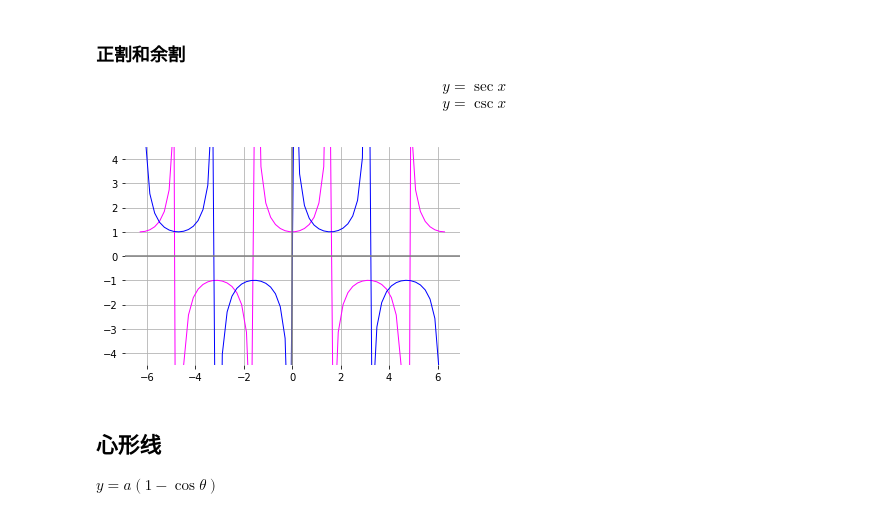
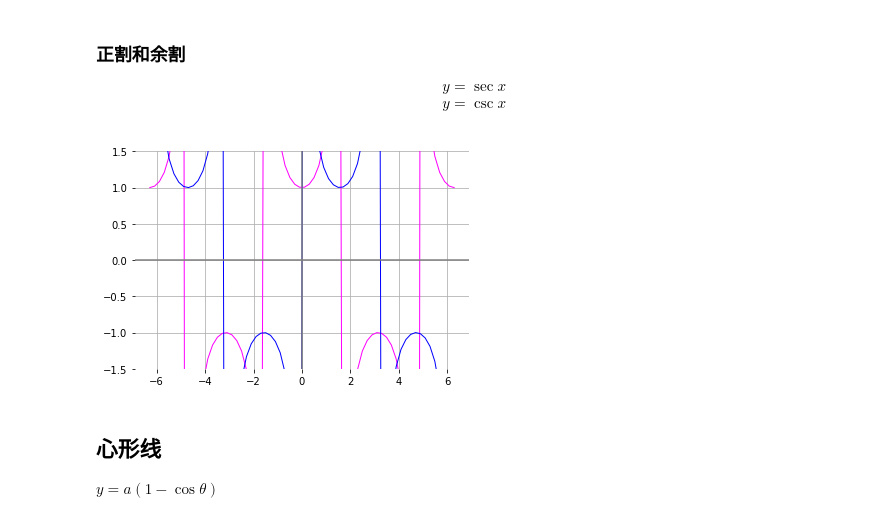
Before and after one commit to StevenBaby/archives, a Jupyter notebook: archives/数学理论/一些重要的函数图像.ipynb, the cells around one changed output. Cells and saved outputs as stored; diff of their text form; code cells hidden in the pictures.

```diff
--- a/archives/数学理论/一些重要的函数图像.ipynb
+++ b/archives/数学理论/一些重要的函数图像.ipynb
@@ -142,19 +140,18 @@ $$
 # %%
 sec = 1/cos
 csc = 1/sin
 
 plt.plot(x,sec,"magenta",lw=1)
 plt.plot(x,csc,"blue",lw=1)
 plt.grid(True)
 plt.box()
 plt.ylim([-1.5, 1.5])
 
 plt.axhline(color='grey')
 plt.axvline(color='grey')
-plt.axes().set_aspect('equal', 'datalim')
 plt.show()
 # %% [output]
-[figure, old version]
+[figure, new version]
 # %% [markdown]
 ## 心形线
 
```
Also changed, not shown: parts of 10 cells of this notebook, 3 other files.
